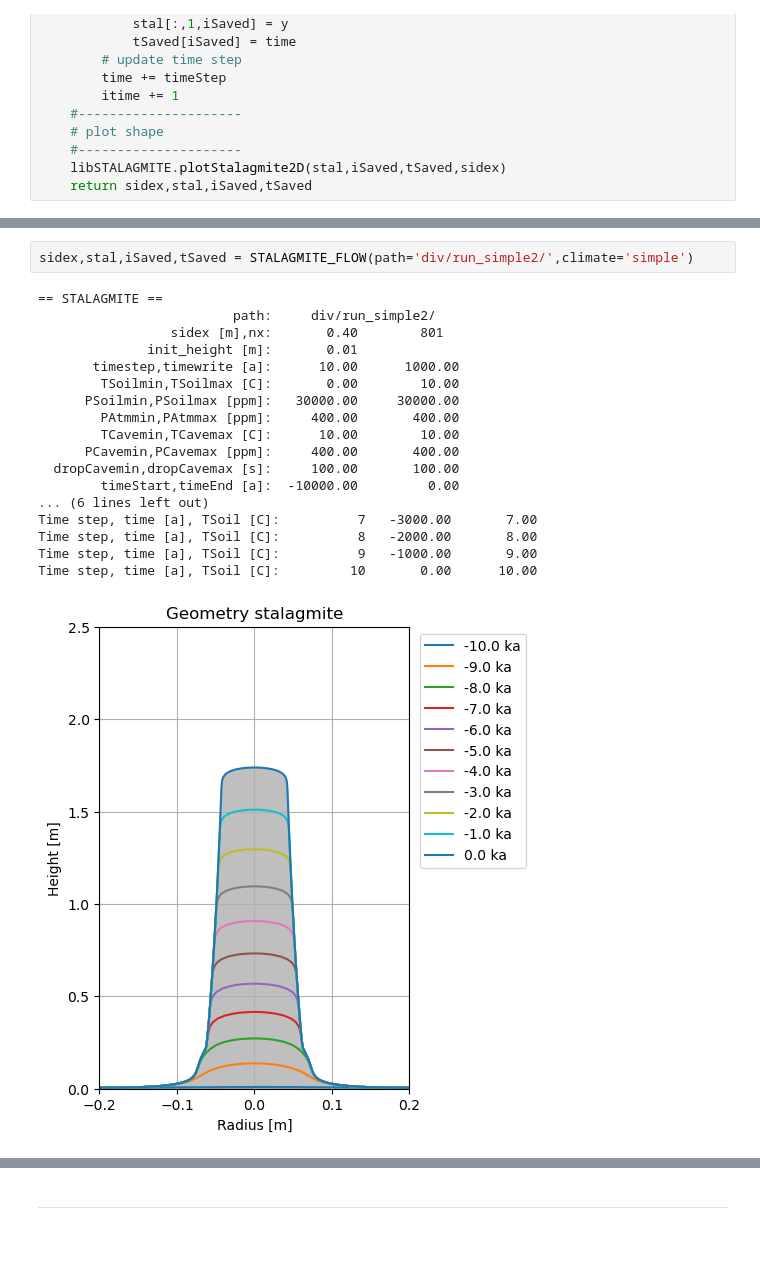
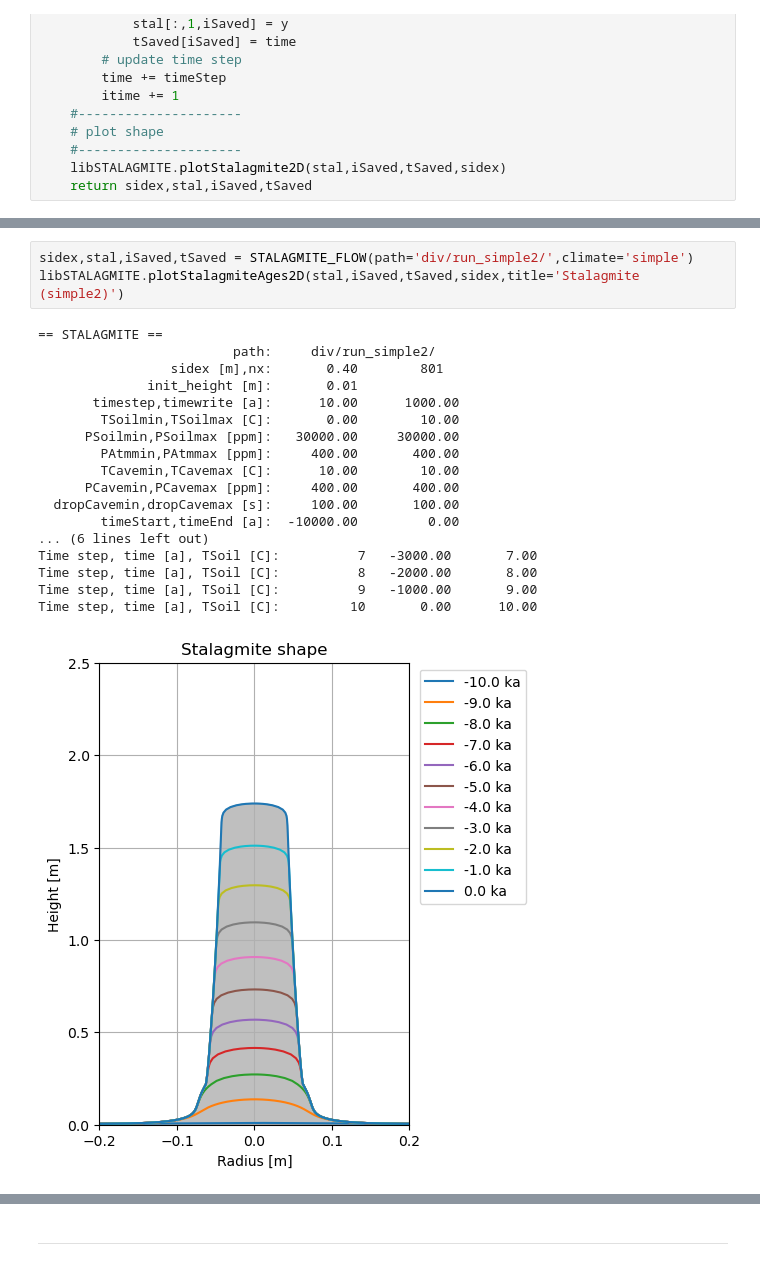
Before and after one commit to georgkaufmann/pySTALAGMITE, a Jupyter notebook: pySTALAGMITE_runFlow.ipynb, the cells around one changed output, grey strips where cells are left out. Drawn from its saved outputs; the diff is of its cells as text.

```diff
--- a/pySTALAGMITE_runFlow.ipynb
+++ b/pySTALAGMITE_runFlow.ipynb
@@ -173,21 +175,22 @@ Time step, time [a], TSoil [C]:         10       0.00      10.00
 # %%
 sidex,stal,iSaved,tSaved = STALAGMITE_FLOW(path='div/run_simple2/',climate='simple')
+libSTALAGMITE.plotStalagmiteAges2D(stal,iSaved,tSaved,sidex,title='Stalagmite (simple2)')
 # %% [output]
 == STALAGMITE ==
                          path:     div/run_simple2/
                  sidex [m],nx:       0.40        801
               init_height [m]:       0.01
        timestep,timewrite [a]:      10.00      1000.00
         TSoilmin,TSoilmax [C]:       0.00        10.00
       PSoilmin,PSoilmax [ppm]:   30000.00     30000.00
         PAtmmin,PAtmmax [ppm]:     400.00       400.00
         TCavemin,TCavemax [C]:      10.00        10.00
       PCavemin,PCavemax [ppm]:     400.00       400.00
   dropCavemin,dropCavemax [s]:     100.00       100.00
         timeStart,timeEnd [a]:  -10000.00         0.00
 ... (6 lines left out)
 Time step, time [a], TSoil [C]:          7   -3000.00       7.00
 Time step, time [a], TSoil [C]:          8   -2000.00       8.00
 Time step, time [a], TSoil [C]:          9   -1000.00       9.00
 Time step, time [a], TSoil [C]:         10       0.00      10.00
-[figure, old version]
+[figure, new version]
```
Also changed, not shown: parts of 6 cells of this notebook, 10 other files.
